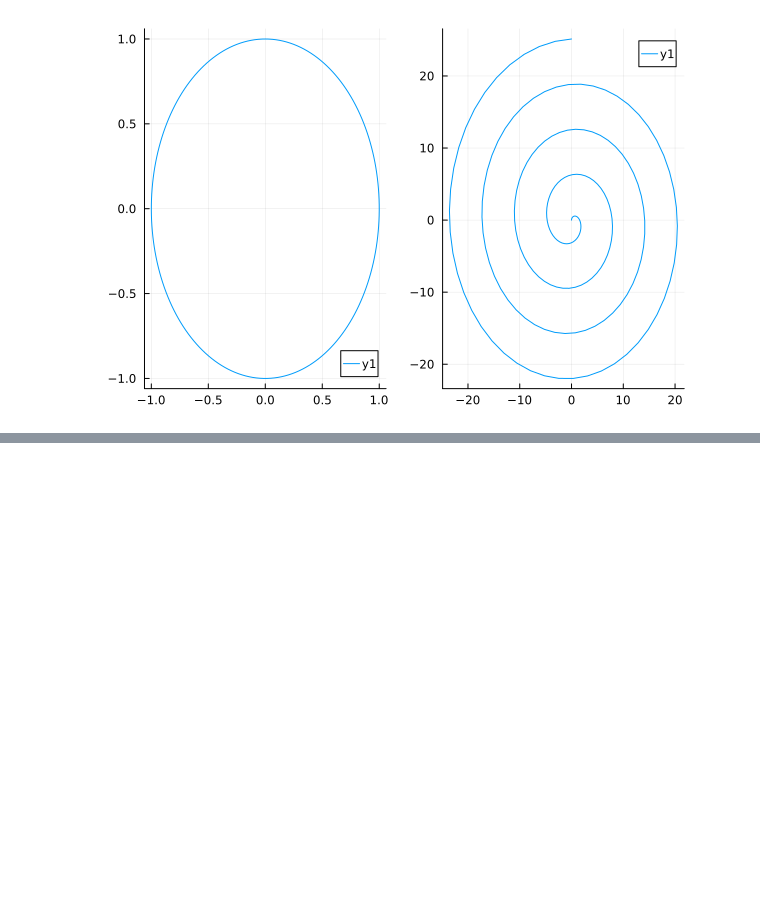
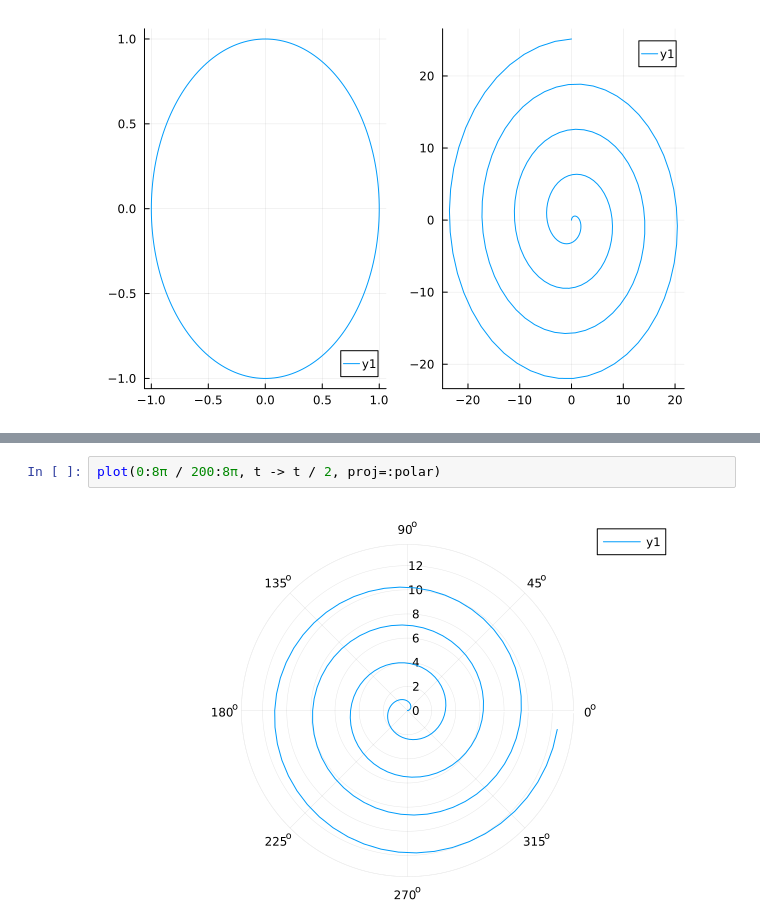
Before and after one commit to damiansp/julia, a Jupyter notebook: practical/04_plotting/plots.ipynb, the cells around one changed output, grey strips where cells are left out. Saved outputs shown, nothing was run; the diff lists cells and outputs as text; blank space fills up the shorter version.

```diff
--- a/practical/04_plotting/plots.ipynb
+++ b/practical/04_plotting/plots.ipynb
@@ -92,0 +97,4 @@ plot(circle, spiral)
+# %%
+plot(0:8π / 200:8π, t -> t / 2, proj=:polar)
+# %% [output]
+[figure, added]
```
Also changed, not shown: parts of 4 cells of this notebook.
